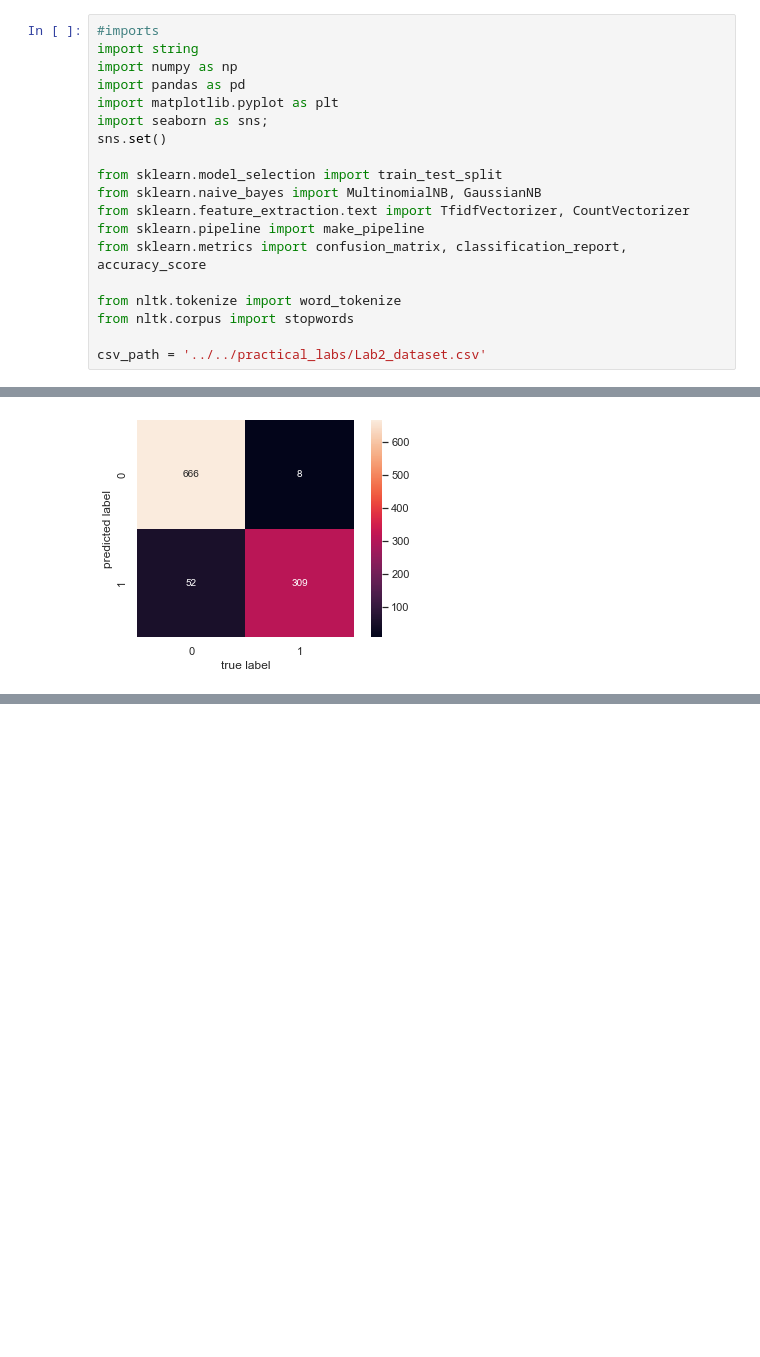
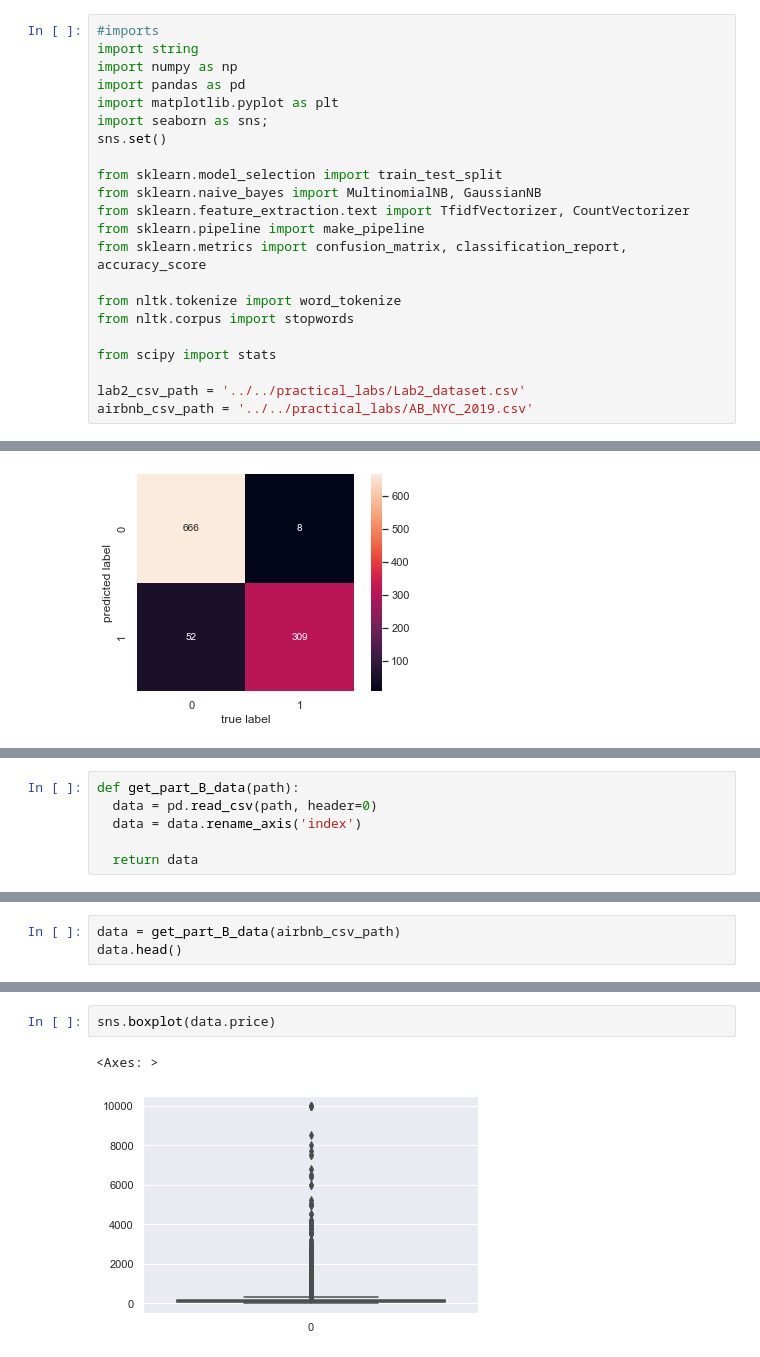
Before and after one commit to aaiml/CSCN8000-lab-submissions, a Jupyter notebook: students-submissions/7526387/lab2.ipynb, the cells around one changed output, grey strips where cells are left out. Saved outputs shown, nothing was run; the diff lists cells and outputs as text; blank space fills up the shorter version.

```diff
--- a/students-submissions/7526387/lab2.ipynb
+++ b/students-submissions/7526387/lab2.ipynb
@@ -20,5 +20,8 @@ from sklearn.metrics import confusion_matrix, classification_report, accuracy_sc
 from nltk.tokenize import word_tokenize
 from nltk.corpus import stopwords
 
-csv_path = '../../practical_labs/Lab2_dataset.csv'
+from scipy import stats
+
+lab2_csv_path = '../../practical_labs/Lab2_dataset.csv'
+airbnb_csv_path = '../../practical_labs/AB_NYC_2019.csv'
 # %%
@@ -141,0 +147,6 @@ Bassed on accuracy and recal I would suggest using Gaussian with, surprisingly,
+# %%
+def get_part_B_data(path):
+  data = pd.read_csv(path, header=0)
+  data = data.rename_axis('index')
+
+  return data
@@ -141,0 +169,3 @@ Bassed on accuracy and recal I would suggest using Gaussian with, surprisingly,
+# %%
+data = get_part_B_data(airbnb_csv_path)
+data.head()
@@ -141,0 +180,5 @@ Bassed on accuracy and recal I would suggest using Gaussian with, surprisingly,
+# %%
+sns.boxplot(data.price)
+# %% [output]
+<Axes: >
+[figure, added]
```
Also changed, not shown: parts of 13 cells of this notebook.
